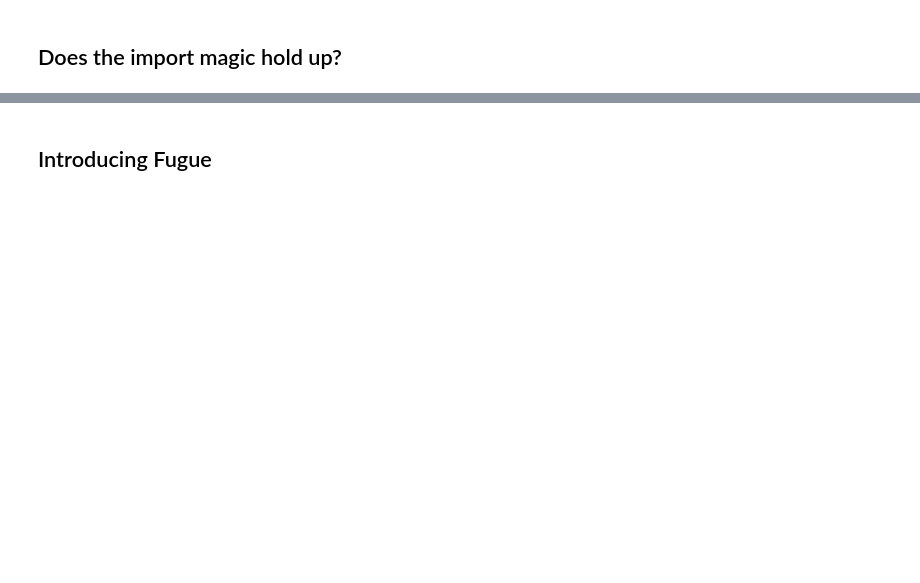
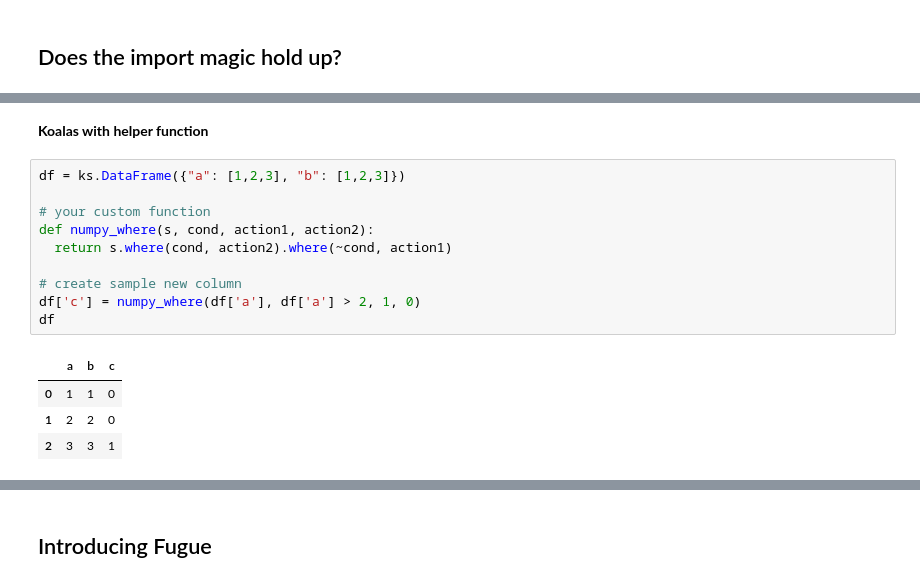
Before and after one commit to kvnkho/demos, a Jupyter notebook: meetups/data-science-dc-fugue/porting_code_to_spark.ipynb, the cells around one changed output, grey strips where cells are left out. Saved outputs shown, nothing was run; the diff lists cells and outputs as text; blank space fills up the shorter version.

```diff
--- a/meetups/data-science-dc-fugue/porting_code_to_spark.ipynb
+++ b/meetups/data-science-dc-fugue/porting_code_to_spark.ipynb
@@ -555,0 +574,17 @@ try:
+# %% [markdown]
+**Koalas with helper function**
+# %%
+df = ks.DataFrame({"a": [1,2,3], "b": [1,2,3]})
+
+# your custom function
+def numpy_where(s, cond, action1, action2):
+  return s.where(cond, action2).where(~cond, action1)
+
+# create sample new column
+df['c'] = numpy_where(df['a'], df['a'] > 2, 1, 0)
+df
+# %% [output]
+|  | a | b | c |
+| 0 | 1 | 1 | 0 |
+| 1 | 2 | 2 | 0 |
+| 2 | 3 | 3 | 1 |
```
Also changed, not shown: parts of 12 cells of this notebook.
